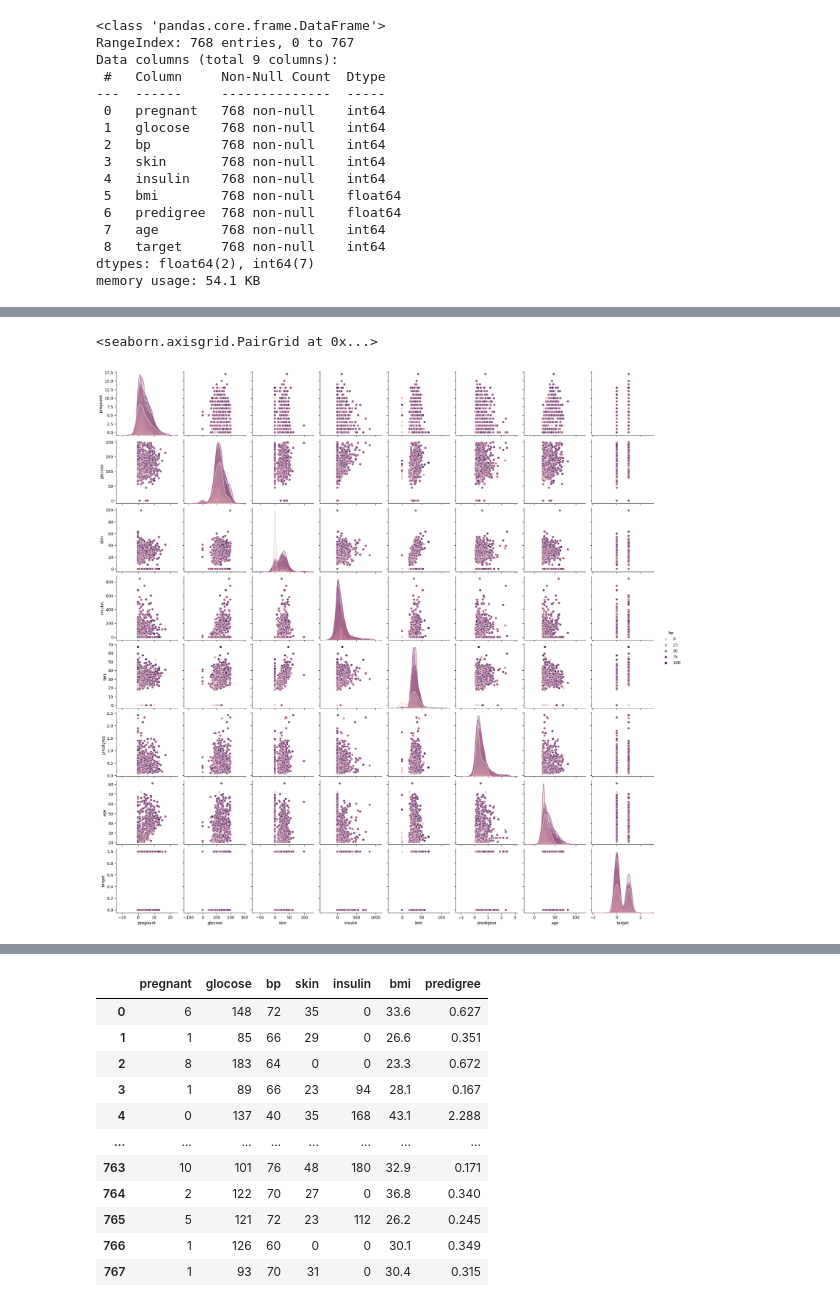
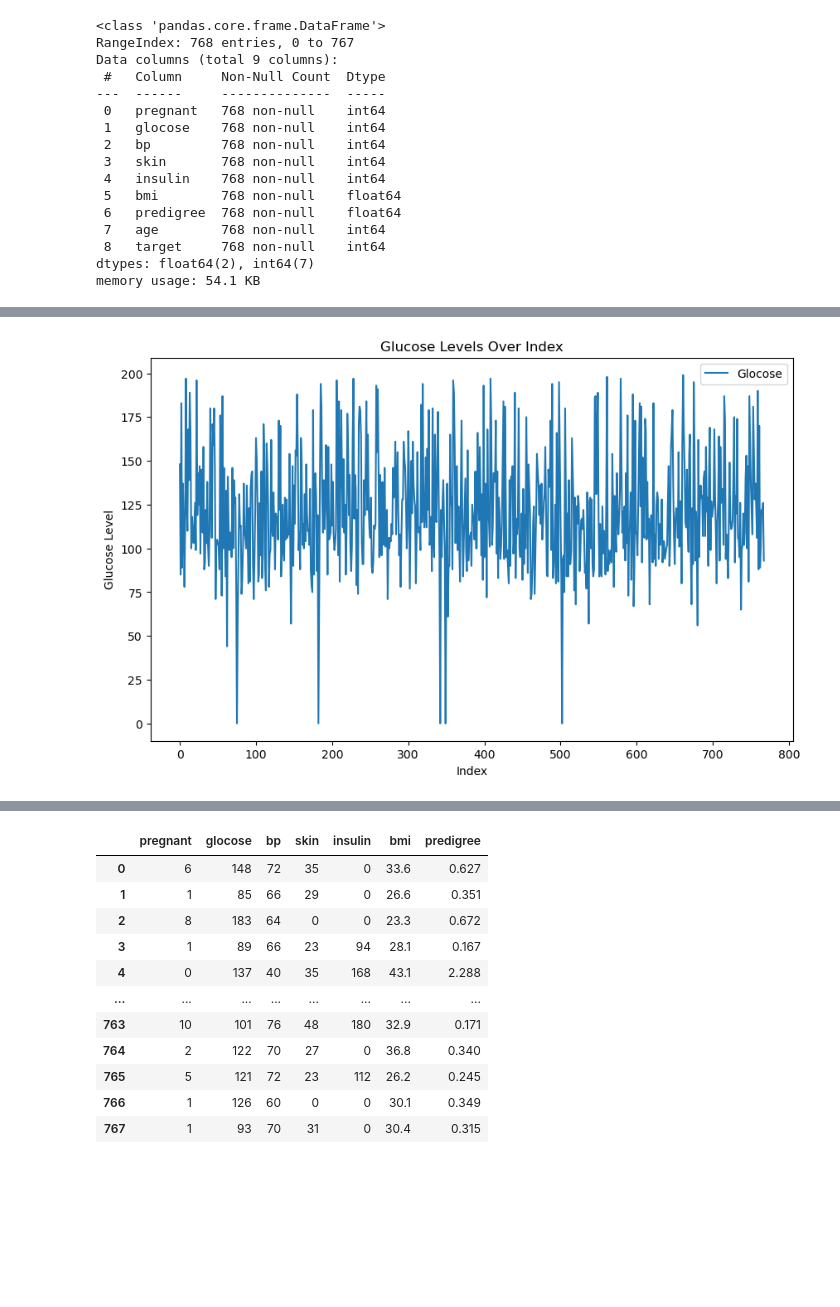
Before and after one commit to Ashwinimedaboina/Diabeties-MachineLearning, a Jupyter notebook: project.ipynb, the cells around one changed output, grey strips where cells are left out. Saved outputs shown, nothing was run; the diff lists cells and outputs as text; code cells hidden in the pictures; blank space fills up the shorter version.

```diff
--- a/project.ipynb
+++ b/project.ipynb
@@ -79,5 +76,11 @@ sns.countplot(data=df,x="bp") #it shows normal diagram format
-# %%
-sns.pairplot(df,hue="bp")
-# %% [output]
-<seaborn.axisgrid.PairGrid at 0x...>
-[figure, old version]
+# %%
+# Example: Plotting glucose levels over index (assuming it's time series or ordered data)
+plt.figure(figsize=(10, 6))
+plt.plot(df.index, df['glocose'], label='Glocose')
+plt.xlabel('Index')
+plt.ylabel('Glucose Level')
+plt.title('Glucose Levels Over Index')
+plt.legend()
+plt.show()
+# %% [output]
+[figure, added]
```
Also changed, not shown: parts of 11 cells of this notebook.
